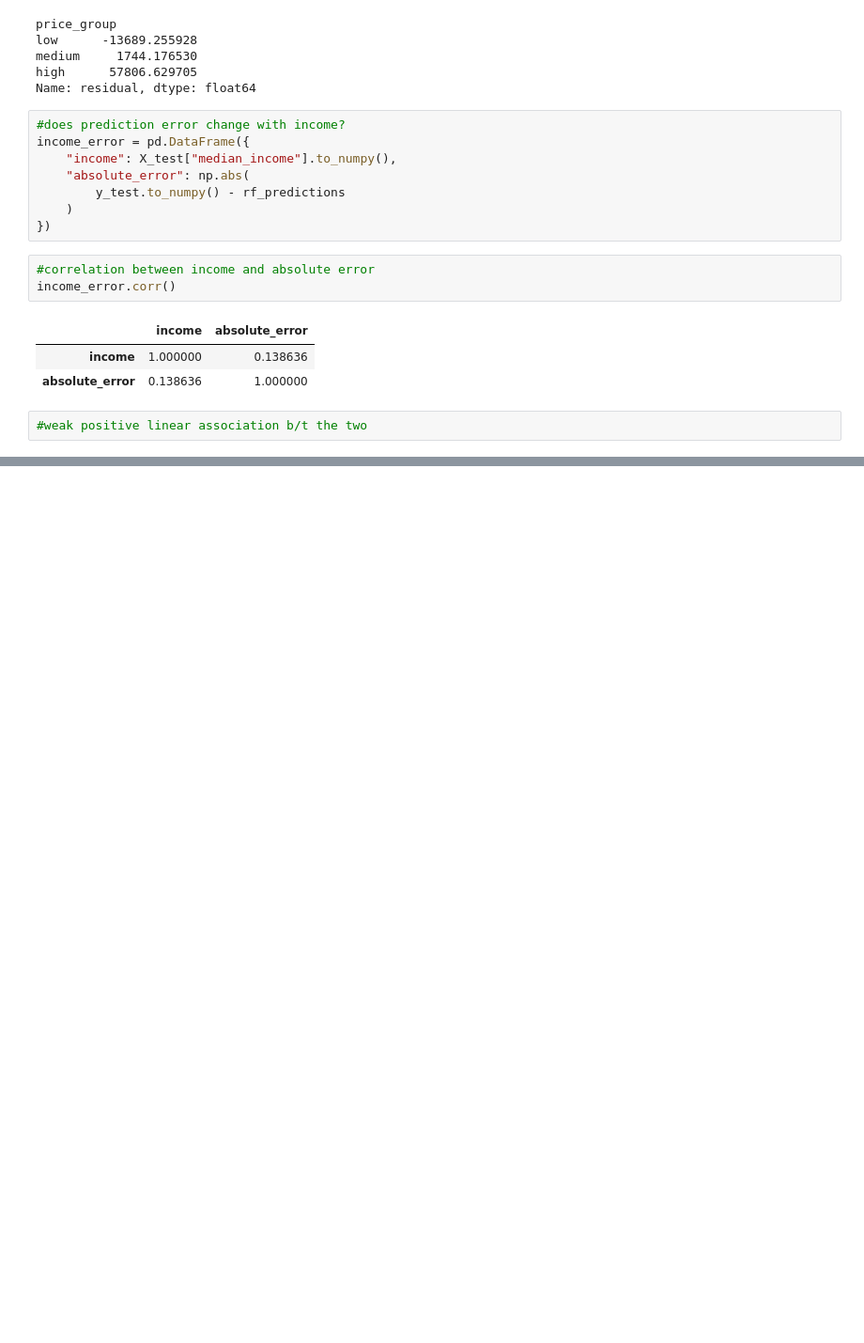
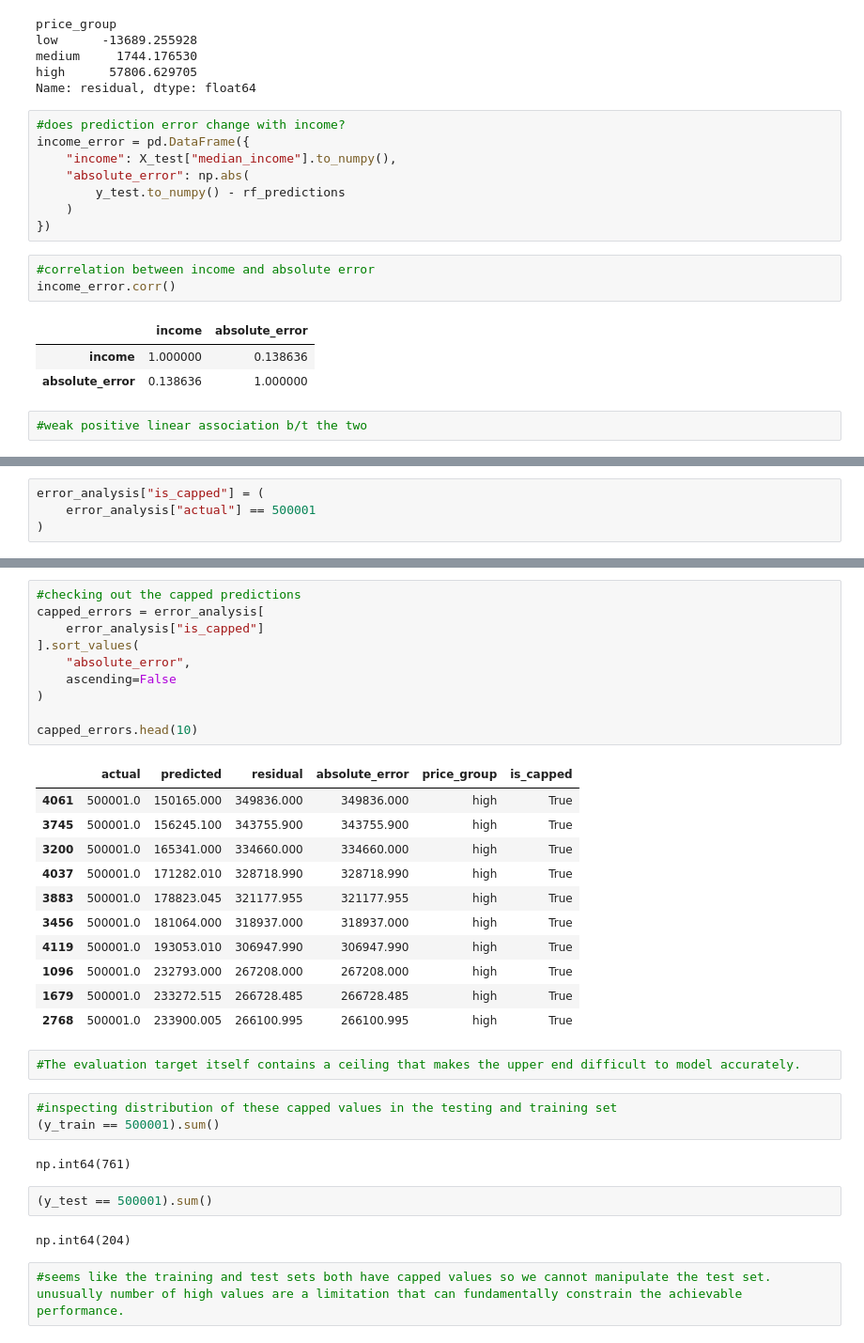
Before and after one commit to Mahnoor-Asad-Khan/day06-08--machine-learning-workflow, a Jupyter notebook: pandas_foundations.ipynb, the cells around one changed output, grey strips where cells are left out. Shown at 94% size. Saved outputs shown, nothing was run; the diff lists cells and outputs as text; blank space fills up the shorter version.

Commit message:
Investigate target ceiling and systematic high-value errors

```diff
--- a/pandas_foundations.ipynb
+++ b/pandas_foundations.ipynb
@@ -1341,0 +1406,4 @@ income_error.corr()
+# %%
+error_analysis["is_capped"] = (
+    error_analysis["actual"] == 500001
+)
@@ -1341,0 +1428,35 @@ income_error.corr()
+# %%
+#checking out the capped predictions
+capped_errors = error_analysis[
+    error_analysis["is_capped"]
+].sort_values(
+    "absolute_error",
+    ascending=False
+)
+
+capped_errors.head(10)
+# %% [output]
+|  | actual | predicted | residual | absolute_error | price_group | is_capped |
+| 4061 | 500001.0 | 150165.000 | 349836.000 | 349836.000 | high | True |
+| 3745 | 500001.0 | 156245.100 | 343755.900 | 343755.900 | high | True |
+| 3200 | 500001.0 | 165341.000 | 334660.000 | 334660.000 | high | True |
+| 4037 | 500001.0 | 171282.010 | 328718.990 | 328718.990 | high | True |
+| 3883 | 500001.0 | 178823.045 | 321177.955 | 321177.955 | high | True |
+| 3456 | 500001.0 | 181064.000 | 318937.000 | 318937.000 | high | True |
+| 4119 | 500001.0 | 193053.010 | 306947.990 | 306947.990 | high | True |
+| 1096 | 500001.0 | 232793.000 | 267208.000 | 267208.000 | high | True |
+| 1679 | 500001.0 | 233272.515 | 266728.485 | 266728.485 | high | True |
+| 2768 | 500001.0 | 233900.005 | 266100.995 | 266100.995 | high | True |
+# %%
+#The evaluation target itself contains a ceiling that makes the upper end difficult to model accurately.
+# %%
+#inspecting distribution of these capped values in the testing and training set
+(y_train == 500001).sum()
+# %% [output]
+np.int64(761)
+# %%
+(y_test == 500001).sum()
+# %% [output]
+np.int64(204)
+# %%
+#seems like the training and test sets both have capped values so we cannot manipulate the test set. unusually number of high values are a limitation that can fundamentally constrain the achievable performance.
```
Also changed, not shown: parts of 8 cells of this notebook.
